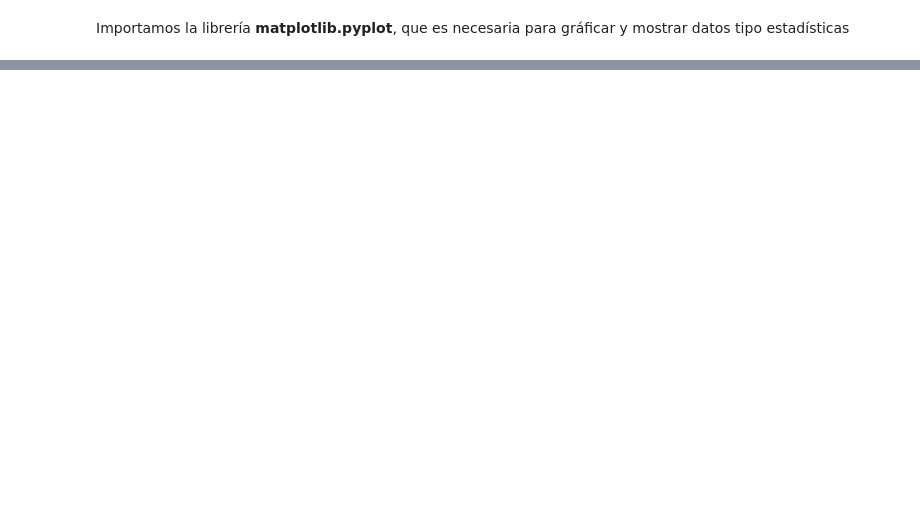
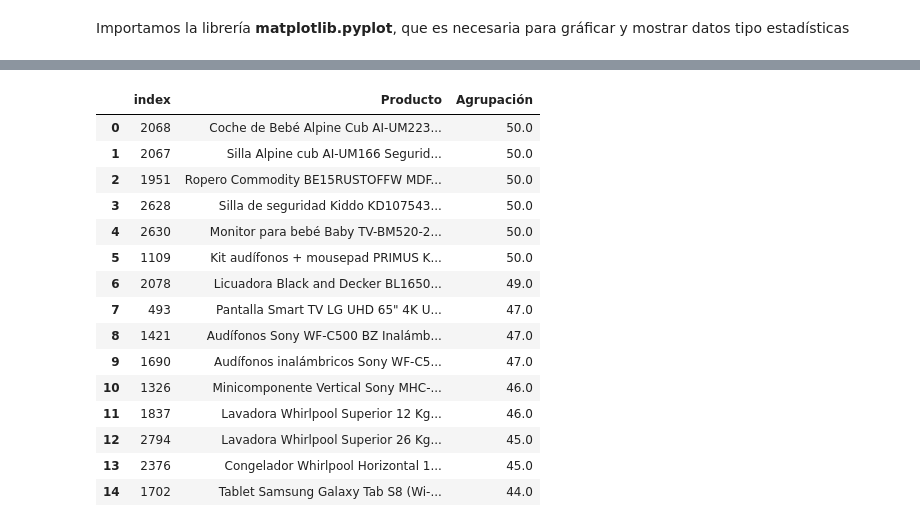
Before and after one commit to calerovillalobos10/WebScraping_Python, a Jupyter notebook: Lab1_PF3347.ipynb, the cells around one changed output, grey strips where cells are left out. Saved outputs shown, nothing was run; the diff lists cells and outputs as text; code cells hidden in the pictures; blank space fills up the shorter version.

```diff
--- a/Lab1_PF3347.ipynb
+++ b/Lab1_PF3347.ipynb
@@ -363,0 +385,9 @@ plt.show()
+# %%
+df_aux["Precio_Final"] = df_aux["Precio_Final"].apply(lambda x: x.replace("₡",""))
+df_aux["Precio_Final"] = df_aux["Precio_Final"].apply(lambda x: x.replace(".",""))
+
+df_aux["Precio_Antiguo"] = df_aux["Precio_Antiguo"].apply(lambda x: x.replace("₡",""))
+df_aux["Precio_Antiguo"] = df_aux["Precio_Antiguo"].apply(lambda x: x.replace(".",""))
+
+df_aux["Precio_Especial"] = df_aux["Precio_Especial"].apply(lambda x: x.replace("₡",""))
+df_aux["Precio_Especial"] = df_aux["Precio_Especial"].apply(lambda x: x.replace(".",""))
@@ -363,0 +396,4 @@ plt.show()
+# %%
+df_aux['Precio_Final'] = df_aux['Precio_Final'].astype('int32')
+df_aux['Precio_Antiguo'] = df_aux['Precio_Antiguo'].astype('int32')
+df_aux['Precio_Especial'] = df_aux['Precio_Especial'].astype('int32')
@@ -363,0 +402,2 @@ plt.show()
+# %%
+df_aux['Porcentaje_Descuento'] = round(((df_aux['Precio_Antiguo'] - df_aux['Precio_Especial']) / df_aux['Precio_Antiguo']) * 100)
@@ -363,0 +406,2 @@ plt.show()
+# %%
+df_aux_desc = df_aux[['Producto', 'Porcentaje_Descuento']]
@@ -363,0 +414,27 @@ plt.show()
+# %%
+# El top de los datos que se mostraran en el gráfico
+top = 15
+#Obtener el top 5 de las categorias con mayores productos
+df_aux_desc_filtered = df_aux_desc.sort_values('Porcentaje_Descuento',ascending=False).head(top).reset_index()
+
+#Renombrar la columna con la cantidad de datos agrupados
+df_aux_desc_filtered = df_aux_desc_filtered.rename(columns={"Porcentaje_Descuento":"Agrupación"})
+
+df_aux_desc_filtered
+# %% [output]
+|  | index | Producto | Agrupación |
+| 0 | 2068 | Coche de Bebé Alpine Cub AI-UM223... | 50.0 |
+| 1 | 2067 | Silla Alpine cub AI-UM166 Segurid... | 50.0 |
+| 2 | 1951 | Ropero Commodity BE15RUSTOFFW MDF... | 50.0 |
+| 3 | 2628 | Silla de seguridad Kiddo KD107543... | 50.0 |
+| 4 | 2630 | Monitor para bebé Baby TV-BM520-2... | 50.0 |
+| 5 | 1109 | Kit audífonos + mousepad PRIMUS K... | 50.0 |
+| 6 | 2078 | Licuadora Black and Decker BL1650... | 49.0 |
+| 7 | 493 | Pantalla Smart TV LG UHD 65" 4K U... | 47.0 |
+| 8 | 1421 | Audífonos Sony WF-C500 BZ Inalámb... | 47.0 |
+| 9 | 1690 | Audífonos inalámbricos Sony WF-C5... | 47.0 |
+| 10 | 1326 | Minicomponente Vertical Sony MHC-... | 46.0 |
+| 11 | 1837 | Lavadora Whirlpool Superior 12 Kg... | 46.0 |
+| 12 | 2794 | Lavadora Whirlpool Superior 26 Kg... | 45.0 |
+| 13 | 2376 | Congelador Whirlpool Horizontal 1... | 45.0 |
+| 14 | 1702 | Tablet Samsung Galaxy Tab S8 (Wi-... | 44.0 |
```
Also changed, not shown: parts of 31 cells of this notebook.
